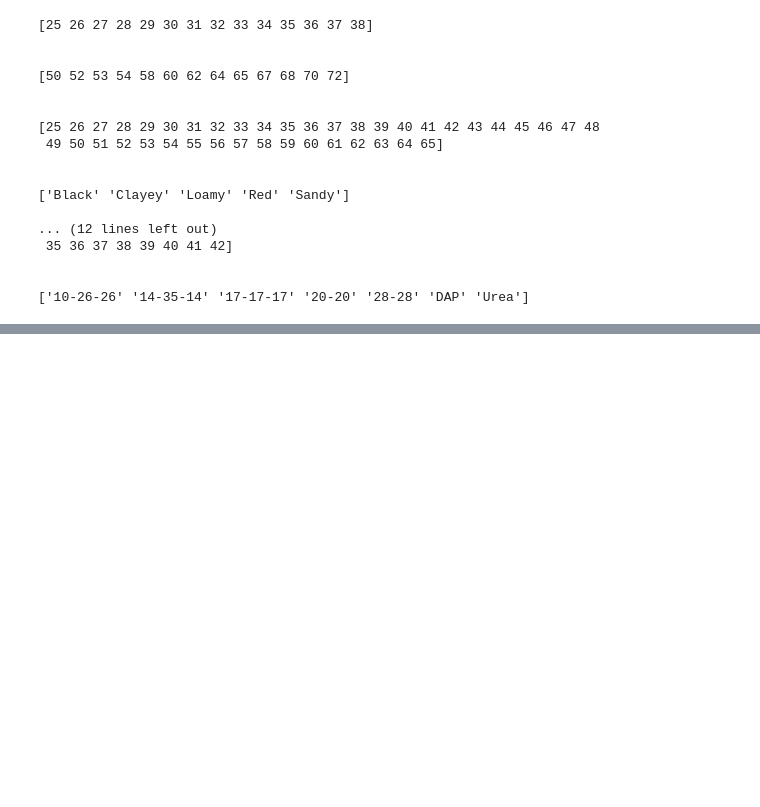
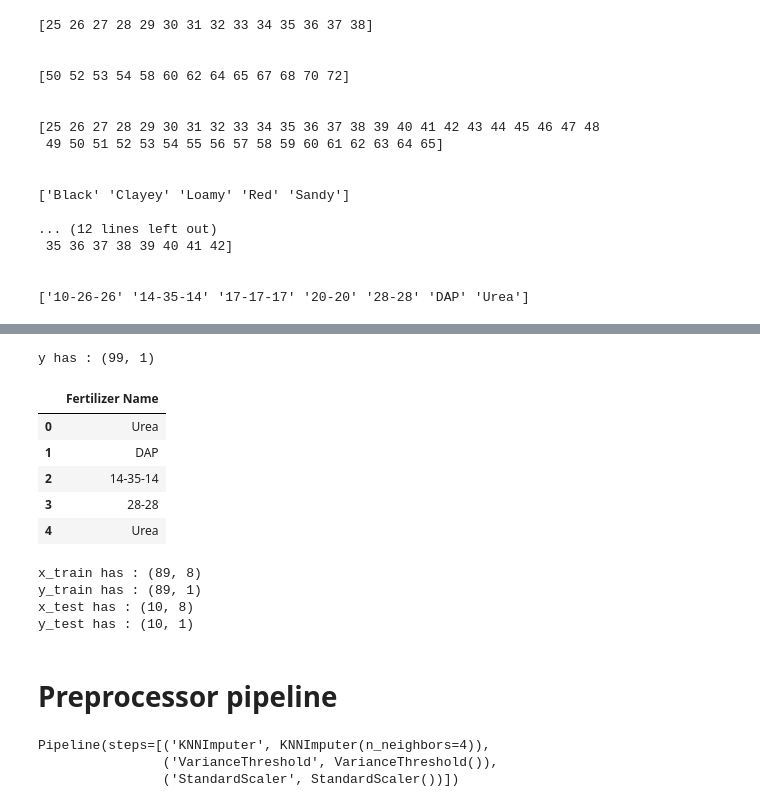
Before and after one commit to pinilDissanayaka/Fertilizer-Type-Prediction, a Jupyter notebook: Notebook/Fertilizer Type Prediction.ipynb, the cells around one changed output, grey strips where cells are left out. Drawn from its saved outputs; the diff is of its cells as text; code cells hidden in the pictures; blank space fills up the shorter version.

```diff
--- a/Notebook/Fertilizer Type Prediction.ipynb
+++ b/Notebook/Fertilizer Type Prediction.ipynb
@@ -175,0 +209,11 @@ Name: Fertilizer Name, dtype: int64
+# %%
+print(f"y has : {y.shape}")
+y.head()
+# %% [output]
+y has : (99, 1)
+|  | Fertilizer Name |
+| 0 | Urea |
+| 1 | DAP |
+| 2 | 14-35-14 |
+| 3 | 28-28 |
+| 4 | Urea |
@@ -175,0 +222,10 @@ Name: Fertilizer Name, dtype: int64
+# %%
+print(f"x_train has : {x_train.shape}")
+print(f"y_train has : {y_train.shape}")
+print(f"x_test has : {x_test.shape}")
+print(f"y_test has : {y_test.shape}")
+# %% [output]
+x_train has : (89, 8)
+y_train has : (89, 1)
+x_test has : (10, 8)
+y_test has : (10, 1)
@@ -175,0 +236,14 @@ Name: Fertilizer Name, dtype: int64
+# %% [markdown]
+# Preprocessor pipeline
+# %%
+num_pipe = Pipeline(steps = [
+    ("KNNImputer" , KNNImputer(n_neighbors = 4)),
+    ("VarianceThreshold", VarianceThreshold(threshold = 0.0)),
+    ("StandardScaler", StandardScaler())
+])
+
+num_pipe
+# %% [output]
+Pipeline(steps=[('KNNImputer', KNNImputer(n_neighbors=4)),
+                ('VarianceThreshold', VarianceThreshold()),
+                ('StandardScaler', StandardScaler())])
```
Also changed, not shown: parts of 8 cells of this notebook.
